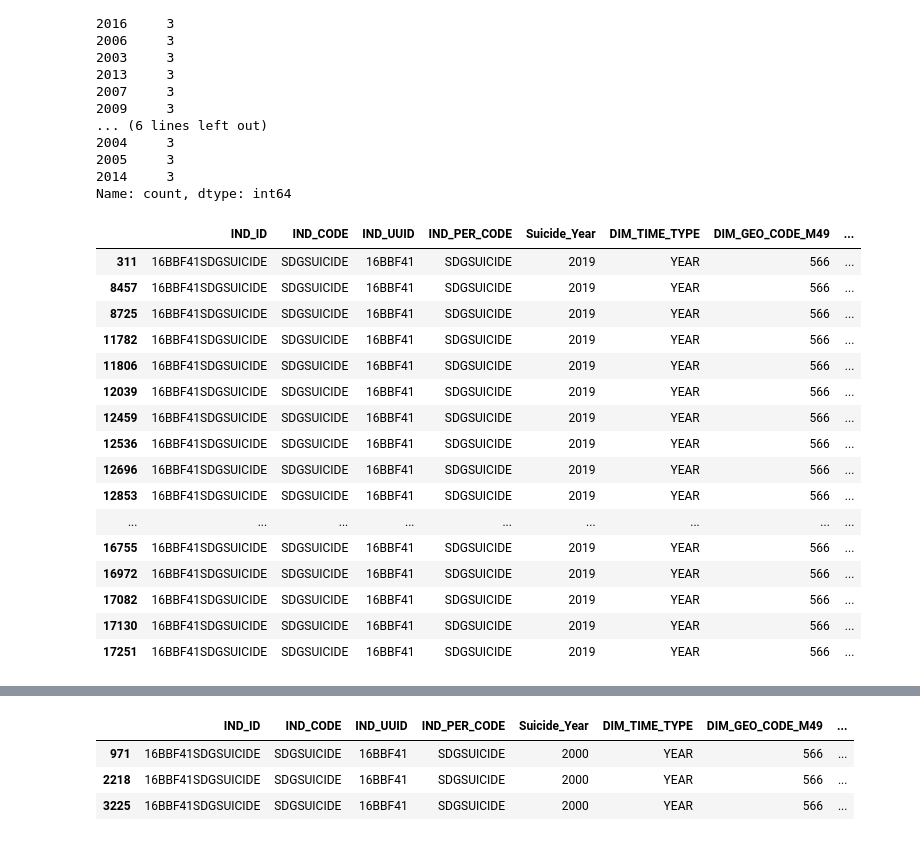
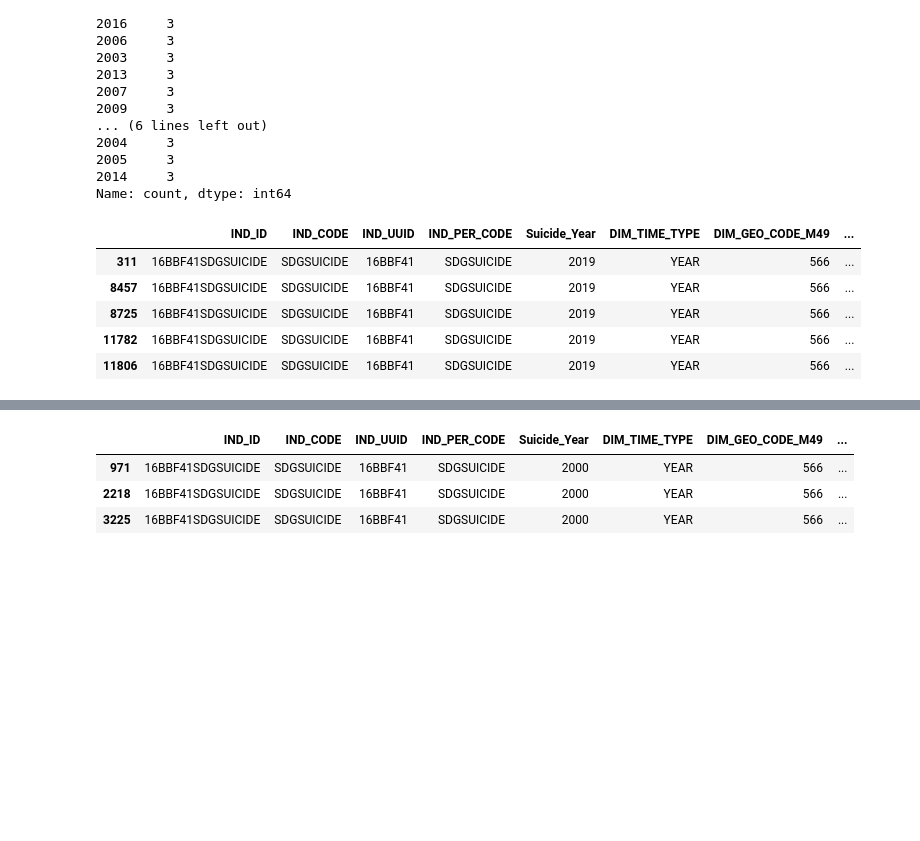
Before and after one commit to telehealthcareai/suicide-nigeria, a Jupyter notebook: DASHBOARD/explore/who_suicide.ipynb, the cells around one changed output, grey strips where cells are left out. Saved outputs shown, nothing was run; the diff lists cells and outputs as text; code cells hidden in the pictures; blank space fills up the shorter version.

```diff
--- a/DASHBOARD/explore/who_suicide.ipynb
+++ b/DASHBOARD/explore/who_suicide.ipynb
@@ -141,22 +141,11 @@ Suicide_Year
 Name: count, dtype: int64
 # %%
 year_2019 = Nigerian_suicide_cases[Nigerian_suicide_cases["Suicide_Year"] == 2019]
-year_2019
+year_2019.head()
 # %% [output]
 |  | IND_ID | IND_CODE | IND_UUID | IND_PER_CODE | Suicide_Year | DIM_TIME_TYPE | DIM_GEO_CODE_M49 | ... |
 | 311 | 16BBF41SDGSUICIDE | SDGSUICIDE | 16BBF41 | SDGSUICIDE | 2019 | YEAR | 566 | ... |
 | 8457 | 16BBF41SDGSUICIDE | SDGSUICIDE | 16BBF41 | SDGSUICIDE | 2019 | YEAR | 566 | ... |
 | 8725 | 16BBF41SDGSUICIDE | SDGSUICIDE | 16BBF41 | SDGSUICIDE | 2019 | YEAR | 566 | ... |
 | 11782 | 16BBF41SDGSUICIDE | SDGSUICIDE | 16BBF41 | SDGSUICIDE | 2019 | YEAR | 566 | ... |
 | 11806 | 16BBF41SDGSUICIDE | SDGSUICIDE | 16BBF41 | SDGSUICIDE | 2019 | YEAR | 566 | ... |
-| 12039 | 16BBF41SDGSUICIDE | SDGSUICIDE | 16BBF41 | SDGSUICIDE | 2019 | YEAR | 566 | ... |
-| 12459 | 16BBF41SDGSUICIDE | SDGSUICIDE | 16BBF41 | SDGSUICIDE | 2019 | YEAR | 566 | ... |
-| 12536 | 16BBF41SDGSUICIDE | SDGSUICIDE | 16BBF41 | SDGSUICIDE | 2019 | YEAR | 566 | ... |
-| 12696 | 16BBF41SDGSUICIDE | SDGSUICIDE | 16BBF41 | SDGSUICIDE | 2019 | YEAR | 566 | ... |
-| 12853 | 16BBF41SDGSUICIDE | SDGSUICIDE | 16BBF41 | SDGSUICIDE | 2019 | YEAR | 566 | ... |
-| ... | ... | ... | ... | ... | ... | ... | ... | ... |
-| 16755 | 16BBF41SDGSUICIDE | SDGSUICIDE | 16BBF41 | SDGSUICIDE | 2019 | YEAR | 566 | ... |
-| 16972 | 16BBF41SDGSUICIDE | SDGSUICIDE | 16BBF41 | SDGSUICIDE | 2019 | YEAR | 566 | ... |
-| 17082 | 16BBF41SDGSUICIDE | SDGSUICIDE | 16BBF41 | SDGSUICIDE | 2019 | YEAR | 566 | ... |
-| 17130 | 16BBF41SDGSUICIDE | SDGSUICIDE | 16BBF41 | SDGSUICIDE | 2019 | YEAR | 566 | ... |
-| 17251 | 16BBF41SDGSUICIDE | SDGSUICIDE | 16BBF41 | SDGSUICIDE | 2019 | YEAR | 566 | ... |
```
Also changed, not shown: parts of 15 cells of this notebook.
